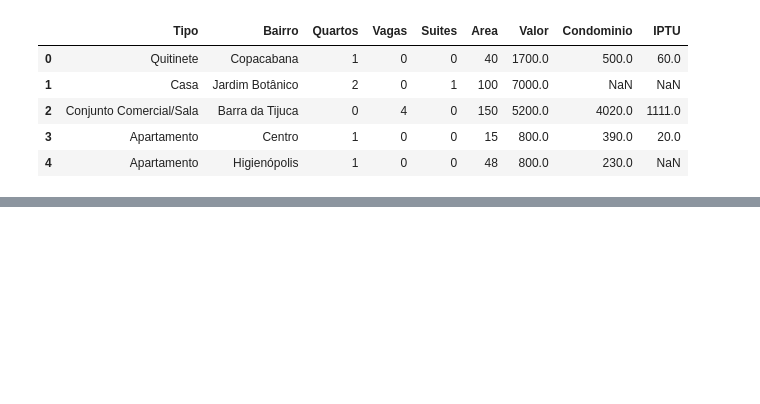
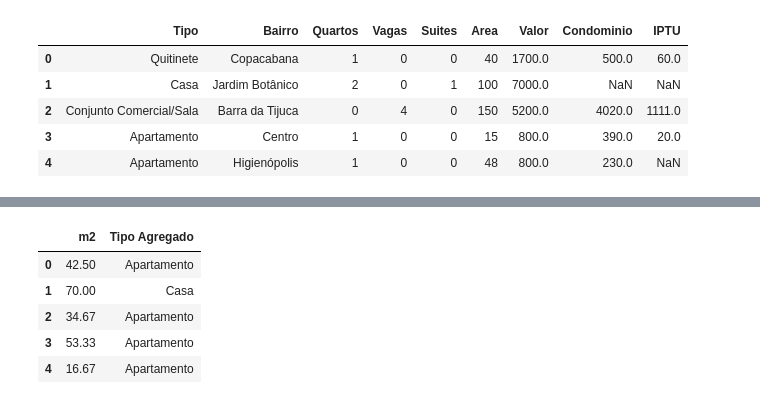
Before and after one commit to Jones51/Alura_CienciaDados, a Jupyter notebook: Pandas/Imoveis_residenciais04.ipynb, the cells around one changed output, grey strips where cells are left out. Drawn from its saved outputs; the diff is of its cells as text; code cells hidden in the pictures; blank space fills up the shorter version.

```diff
--- a/Pandas/Imoveis_residenciais04.ipynb
+++ b/Pandas/Imoveis_residenciais04.ipynb
@@ -74,0 +99,2 @@ dados.head(5)
+# %%
+dados_aux.pop('Valor Bruto m2')
@@ -74,0 +114,9 @@ dados.head(5)
+# %%
+dados_aux.head(5)
+# %% [output]
+|  | m2 | Tipo Agregado |
+| 0 | 42.50 | Apartamento |
+| 1 | 70.00 | Casa |
+| 2 | 34.67 | Apartamento |
+| 3 | 53.33 | Apartamento |
+| 4 | 16.67 | Apartamento |
```
Also changed, not shown: parts of 9 cells of this notebook, 1 other file.
